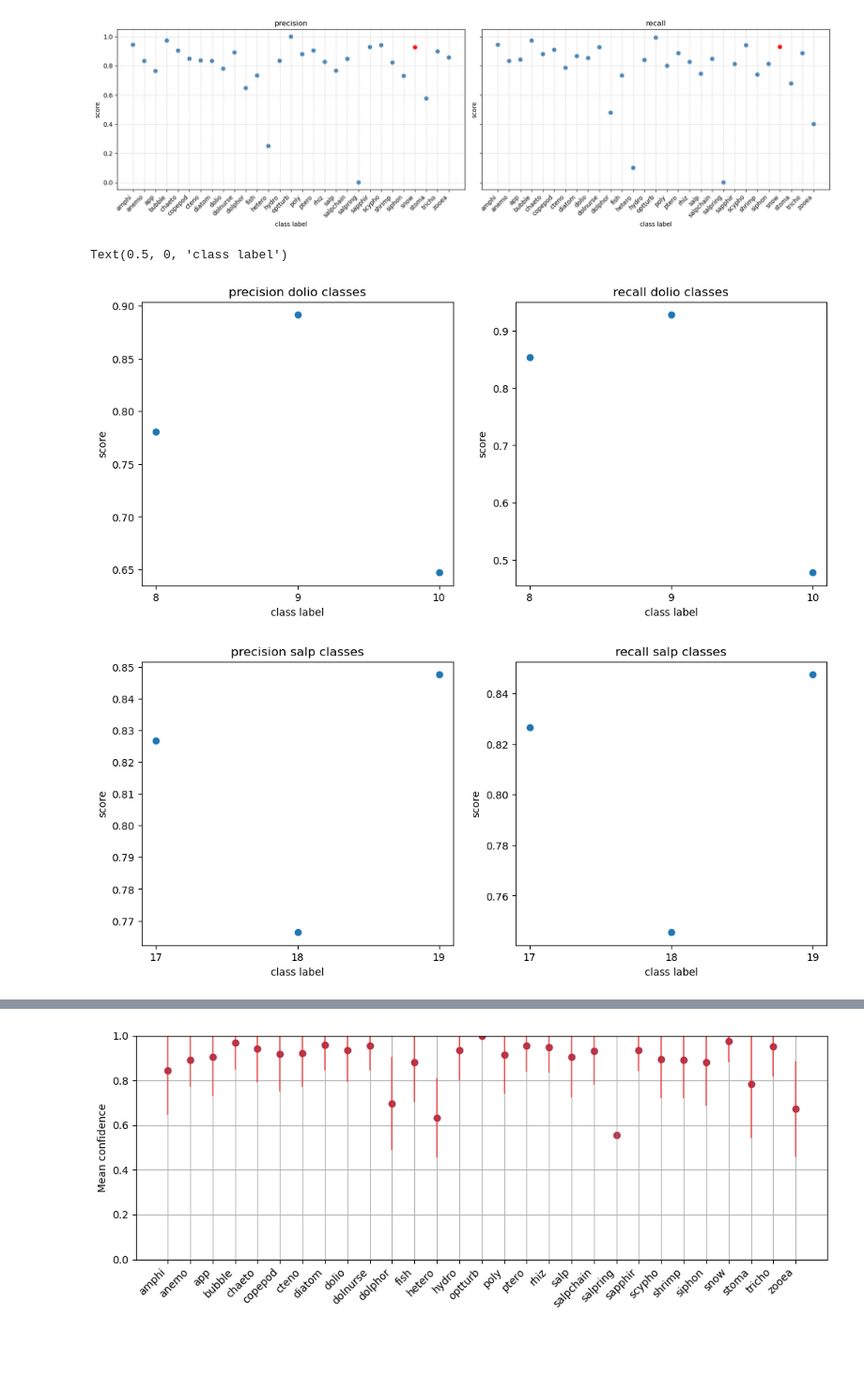
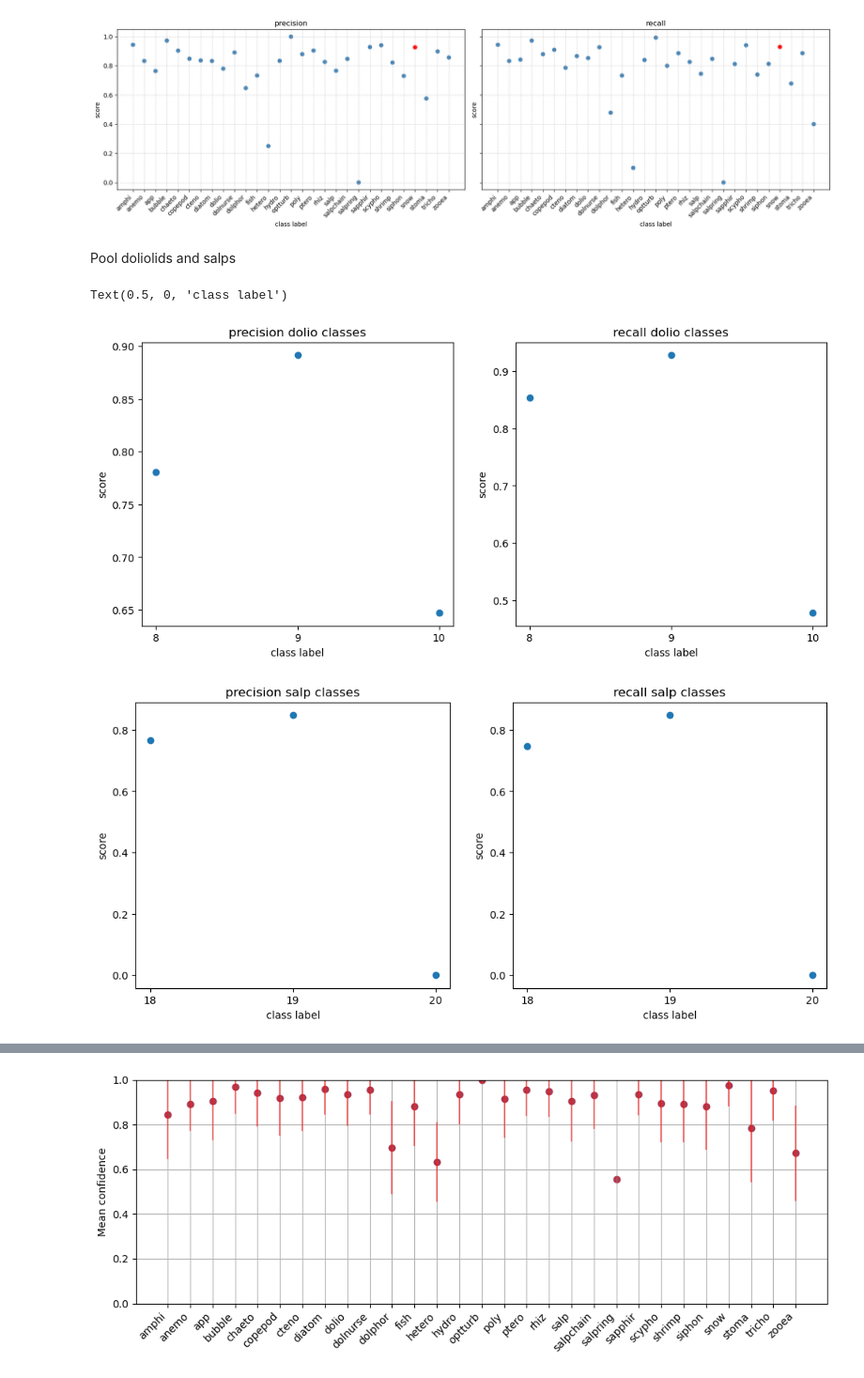
Before and after one commit to NeWeigt/ct_classifier_zoops, a Jupyter notebook: Prec_Rec_Class.ipynb, the cells around one changed output, grey strips where cells are left out. Shown at 94% size. Drawn from its saved outputs; the diff is of its cells as text; code cells hidden in the pictures; blank space fills up the shorter version.

```diff
--- a/Prec_Rec_Class.ipynb
+++ b/Prec_Rec_Class.ipynb
@@ -64,6 +64,8 @@ axes[1].grid(True, axis="both", linestyle="--", alpha=0.5)
 fig.tight_layout()
 # %% [output]
 [figure]
+# %% [markdown]
+Pool doliolids and salps
 # %%
 # # look at classes
 #     "dolio": 8,
@@ -72,40 +74,39 @@ fig.tight_layout()
 # separately
 
 plt.figure(figsize=(12,5))
 plt.subplot(1,2,1)
 plt.scatter([8,9,10],precision[[8,9,10]],label='precision')
 plt.xticks([8,9,10])
 plt.title('precision dolio classes')
 plt.ylabel('score')
 plt.xlabel('class label')
 plt.subplot(1,2,2)
 plt.scatter([8,9,10],recall[[8,9,10]],label='recall')
 plt.xticks([8,9,10])
 plt.title('recall dolio classes')
 plt.ylabel('score')
 plt.xlabel('class label')
 
 # # look at classes
-#     "salp": 17,
-#     "salpchain": 18,
-#     "salpring": 19,
-# separately
+#   "salp": 18,
+#    "salpchain": 19,
+#    "salpring": 20,
 
 plt.figure(figsize=(12,5))
 plt.subplot(1,2,1)
-plt.scatter([17,18,19],precision[[17,18,19]],label='precision')
-plt.xticks([17,18,19])
+plt.scatter([18,19,20],precision[[18,19,20]],label='precision')
+plt.xticks([18,19,20])
 plt.title('precision salp classes')
 plt.ylabel('score')
 plt.xlabel('class label')
 plt.subplot(1,2,2)
-plt.scatter([17,18,19],recall[[17,18,19]],label='recall')
-plt.xticks([17,18,19])
+plt.scatter([18,19,20],recall[[18,19,20]],label='recall')
+plt.xticks([18,19,20])
 plt.title('recall salp classes')
 plt.ylabel('score')
 plt.xlabel('class label')
 # %% [output]
 Text(0.5, 0, 'class label')
 [figure]
-[figure, old version]
+[figure, new version]
 # %%
```
Also changed, not shown: parts of 8 cells of this notebook.
